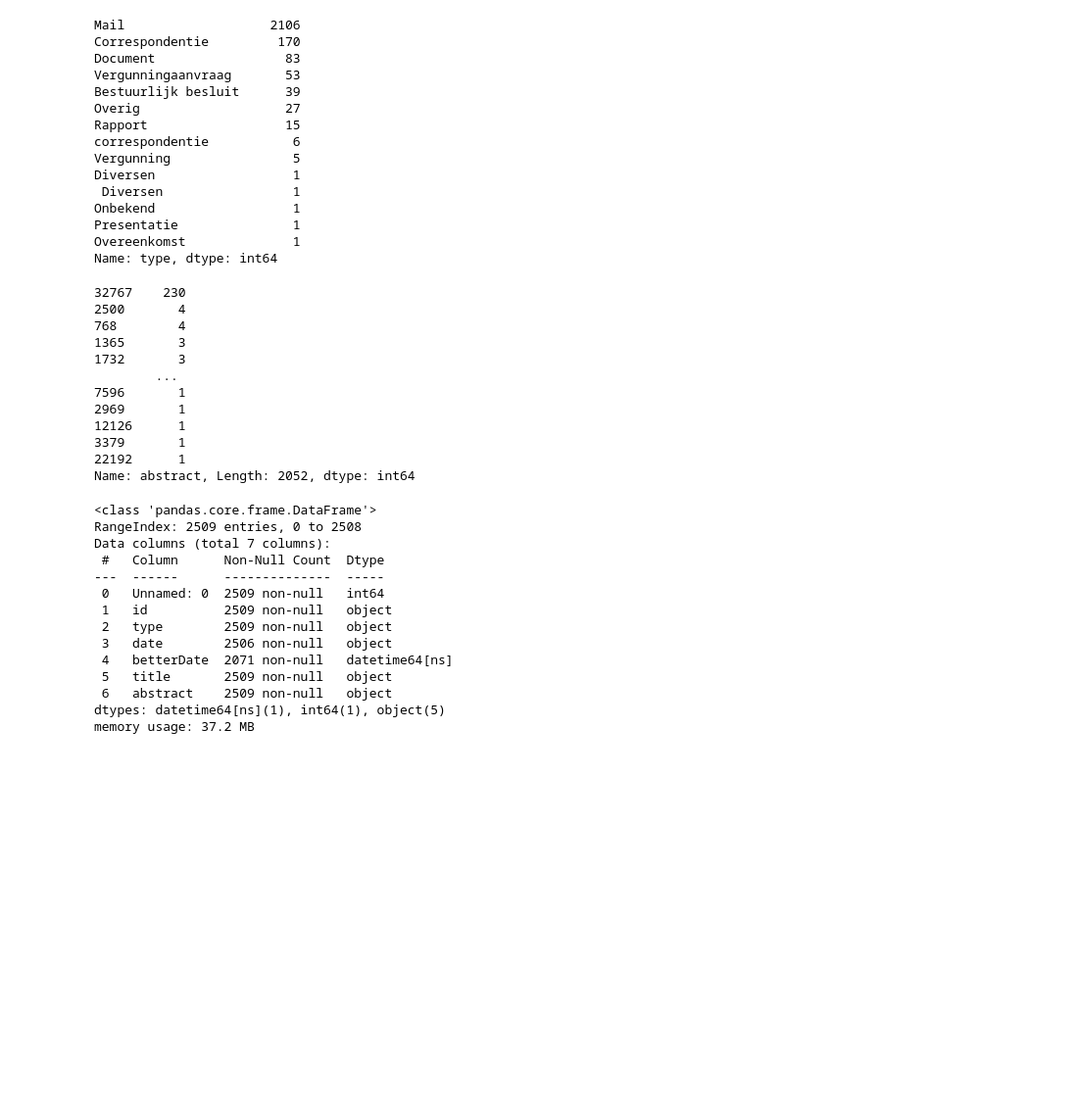
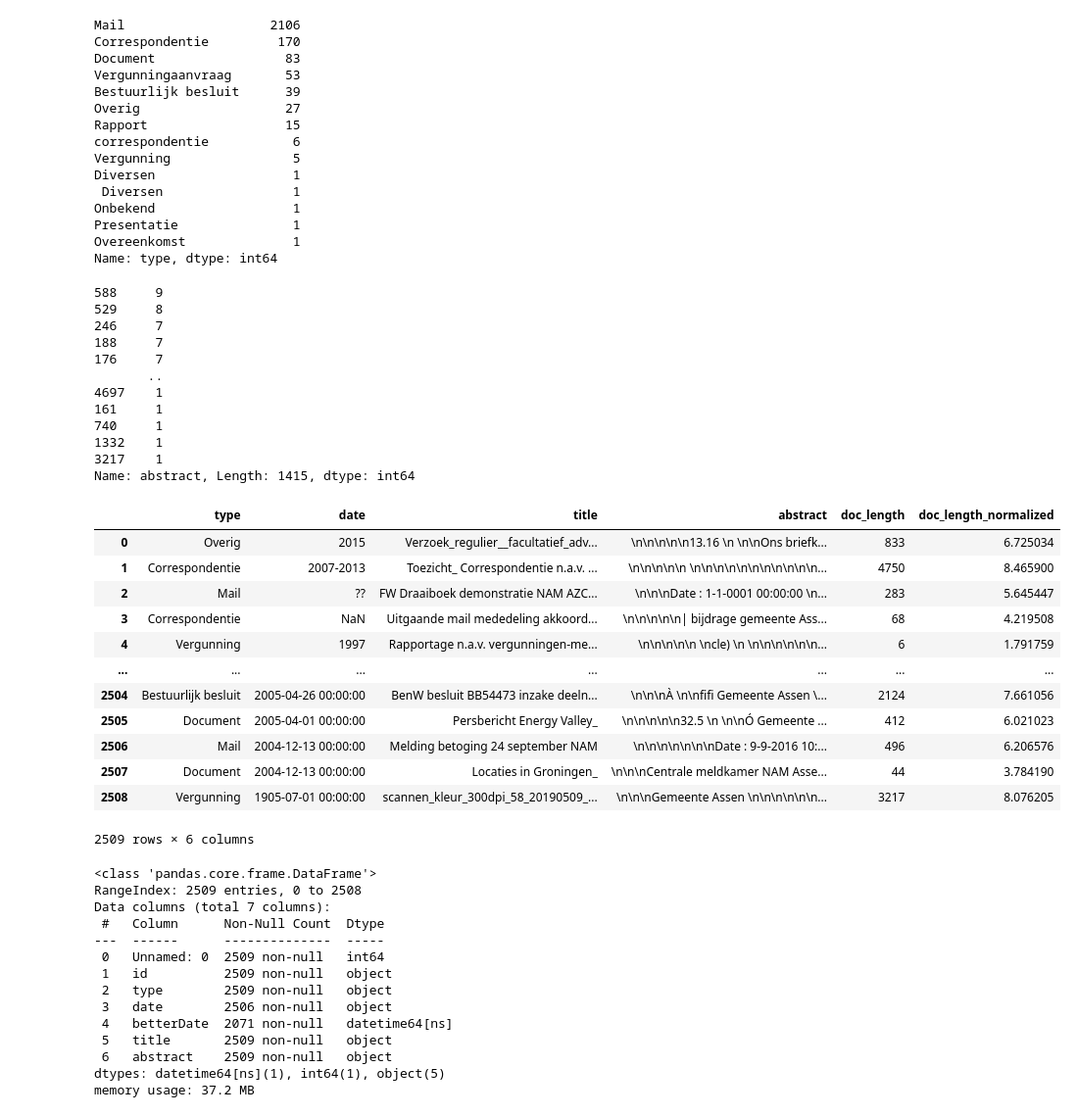
Before and after one commit to asreview-ftm-hackathon/Visualization_JAMC__3DInteractive, a Jupyter notebook: exploration.ipynb, the cells around one changed output. Shown at 98% size. Drawn from its saved outputs; the diff is of its cells as text; code cells hidden in the pictures; blank space fills up the shorter version.

```diff
--- a/exploration.ipynb
+++ b/exploration.ipynb
@@ -62,20 +62,46 @@ Name: type, dtype: int64
 # %%
 # data['abstract'].apply(len).mean()
 # data.abstract.map(len).max()
-data.abstract.str.len().value_counts() #distirbution of text lengths
+data['abstract'].str.split().apply(len).value_counts() #distirbution of text lengths
 # %% [output]
-32767    230
-2500       4
-768        4
-1365       3
-1732       3
-        ...
-7596       1
-2969       1
-12126      1
-3379       1
-22192      1
-Name: abstract, Length: 2052, dtype: int64
+588     9
+529     8
+246     7
+188     7
+176     7
+       ..
+4697    1
+161     1
+740     1
+1332    1
+3217    1
+Name: abstract, Length: 1415, dtype: int64
+# %%
+#normalizing lengths to use for visualisation
+def normalize_length(length:int):
+    if length == 0:
+        return 0
+    return np.log(length) #ln()
+# %%
+data["doc_length"] = [len(doc.split()) for doc in data["abstract"].tolist()]
+# %%
+data["doc_length_normalized"] = data["doc_length"].apply(normalize_length)
+# %%
+data
+# %% [output]
+|  | type | date | title | abstract | doc_length | doc_length_normalized |
+| 0 | Overig | 2015 | Verzoek_regulier__facultatief_adv... | \n\n\n\n\n13.16 \n \n\nOns briefk... | 833 | 6.725034 |
+| 1 | Correspondentie | 2007-2013 | Toezicht_ Correspondentie n.a.v. ... | \n\n\n\n\n \n\n\n\n\n\n\n\n\n\n\n... | 4750 | 8.465900 |
+| 2 | Mail | ?? | FW Draaiboek demonstratie NAM AZC... | \n\n\nDate : 1-1-0001 00:00:00 \n... | 283 | 5.645447 |
+| 3 | Correspondentie | NaN | Uitgaande mail mededeling akkoord... | \n\n\n\n\n| bijdrage gemeente Ass... | 68 | 4.219508 |
+| 4 | Vergunning | 1997 | Rapportage n.a.v. vergunningen-me... | \n\n\n\n\n \ncle) \n \n\n\n\n\n\n... | 6 | 1.791759 |
+| ... | ... | ... | ... | ... | ... | ... |
+| 2504 | Bestuurlijk besluit | 2005-04-26 00:00:00 | BenW besluit BB54473 inzake deeln... | \n\n\nÀ \n\nfifi Gemeente Assen \... | 2124 | 7.661056 |
+| 2505 | Document | 2005-04-01 00:00:00 | Persbericht Energy Valley_ | \n\n\n\n\n32.5 \n \n\nÓ Gemeente ... | 412 | 6.021023 |
+| 2506 | Mail | 2004-12-13 00:00:00 | Melding betoging 24 september NAM | \n\n\n\n\n\n\nDate : 9-9-2016 10:... | 496 | 6.206576 |
+| 2507 | Document | 2004-12-13 00:00:00 | Locaties in Groningen_ | \n\n\nCentrale meldkamer NAM Asse... | 44 | 3.784190 |
+| 2508 | Vergunning | 1905-07-01 00:00:00 | scannen_kleur_300dpi_58_20190509_... | \n\n\nGemeente Assen \n\n\n\n\n\n... | 3217 | 8.076205 |
+2509 rows × 6 columns
 # %%
 data.info(memory_usage='deep')
 # %% [output]
```
Also changed, not shown: parts of 18 cells of this notebook, 1 other file.
